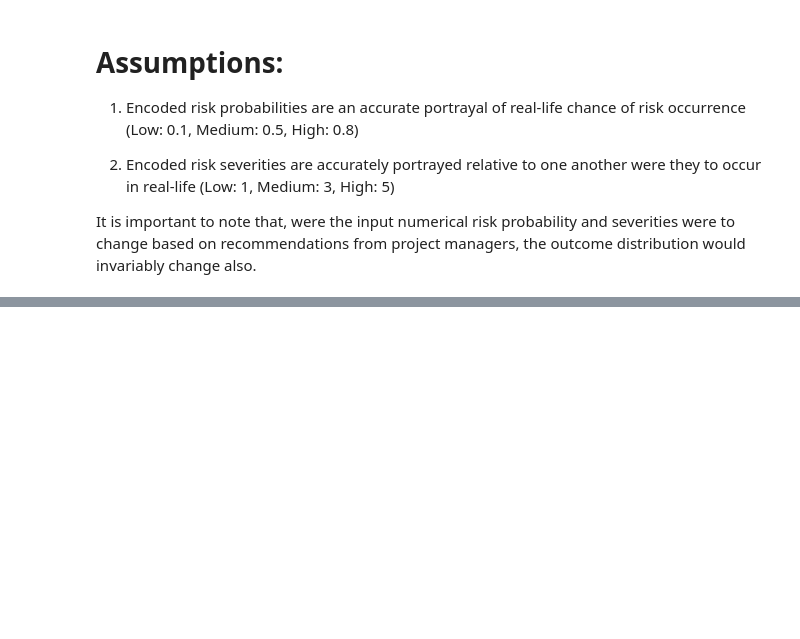
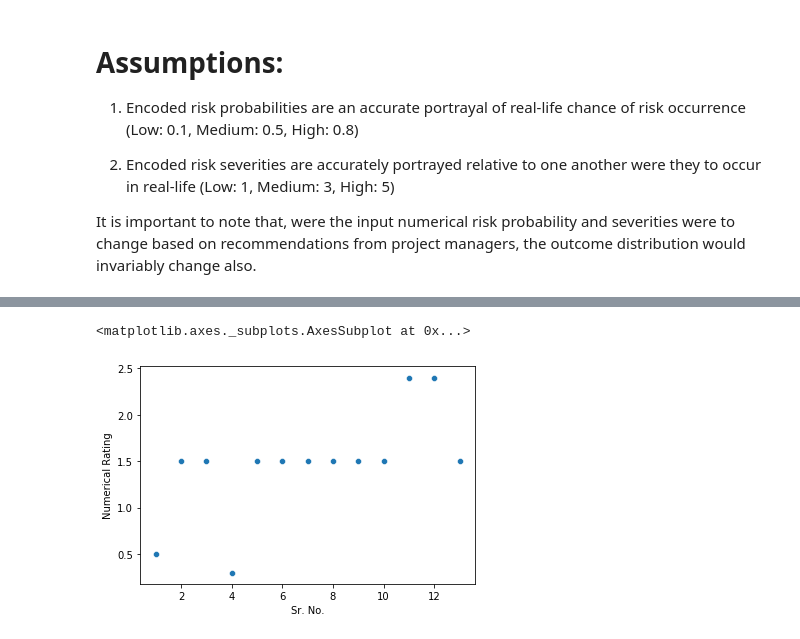
Before and after one commit to kieranv96/Monte-Carlo-Simulation, a Jupyter notebook: Project 1 MC Simulation.ipynb, the cells around one changed output, grey strips where cells are left out. Saved outputs shown, nothing was run; the diff lists cells and outputs as text; code cells hidden in the pictures; blank space fills up the shorter version.

```diff
--- a/Project 1 MC Simulation.ipynb
+++ b/Project 1 MC Simulation.ipynb
@@ -199,0 +204,2 @@ It is important to note that, were the input numerical risk probability and seve
+# %%
+project1['Numerical Rating'] = project1['Numerical Probability'] * project1['Numerical Severity']
@@ -199,0 +231,5 @@ It is important to note that, were the input numerical risk probability and seve
+# %%
+sns.scatterplot(x=project1['Sr. No.'], y=project1['Numerical Rating'])
+# %% [output]
+<matplotlib.axes._subplots.AxesSubplot at 0x...>
+[figure, added]
```
Also changed, not shown: parts of 5 cells of this notebook.
